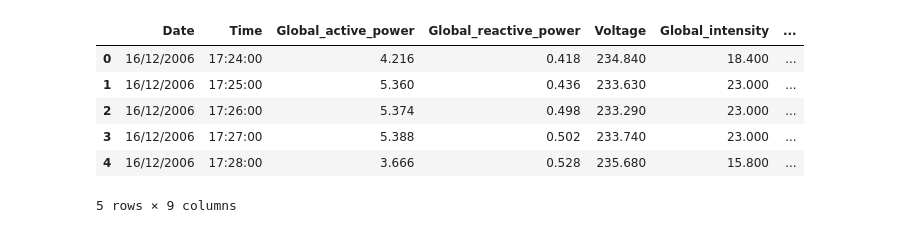
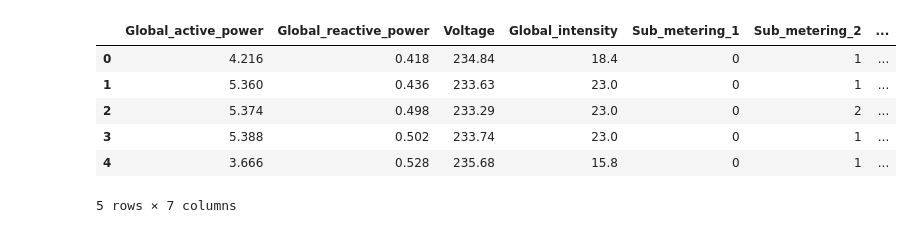
Before and after one commit to sarguido/k-means-clustering, a Jupyter notebook: k-means-clustering.ipynb, the cells around one changed output. Cells and saved outputs as stored; diff of their text form; code cells hidden in the pictures.

```diff
--- a/k-means-clustering.ipynb
+++ b/k-means-clustering.ipynb
@@ -1,13 +1,17 @@
-# %%
-import pandas as pd
-
-power = pd.read_csv('household_power_consumption.txt', delimiter=';')
-power.head()
-# %% [output]
-|  | Date | Time | Global_active_power | Global_reactive_power | Voltage | Global_intensity | ... |
-| 0 | 16/12/2006 | 17:24:00 | 4.216 | 0.418 | 234.840 | 18.400 | ... |
-| 1 | 16/12/2006 | 17:25:00 | 5.360 | 0.436 | 233.630 | 23.000 | ... |
-| 2 | 16/12/2006 | 17:26:00 | 5.374 | 0.498 | 233.290 | 23.000 | ... |
-| 3 | 16/12/2006 | 17:27:00 | 5.388 | 0.502 | 233.740 | 23.000 | ... |
-| 4 | 16/12/2006 | 17:28:00 | 3.666 | 0.528 | 235.680 | 15.800 | ... |
-5 rows × 9 columns
+# %%
+import pandas as pd
+from sklearn.cross_validation import train_test_split
+
+data = pd.read_csv('household_power_consumption.txt', delimiter=';')
+power_consumption = data.iloc[0:, 2:9].dropna()
+pc_toarray = power_consumption.values
+hpc_fit, hpc_fit1 = train_test_split(pc_toarray, train_size=.01)
+power_consumption.head()
+# %% [output]
+|  | Global_active_power | Global_reactive_power | Voltage | Global_intensity | Sub_metering_1 | Sub_metering_2 | ... |
+| 0 | 4.216 | 0.418 | 234.84 | 18.4 | 0 | 1 | ... |
+| 1 | 5.360 | 0.436 | 233.63 | 23.0 | 0 | 1 | ... |
+| 2 | 5.374 | 0.498 | 233.29 | 23.0 | 0 | 2 | ... |
+| 3 | 5.388 | 0.502 | 233.74 | 23.0 | 0 | 1 | ... |
+| 4 | 3.666 | 0.528 | 235.68 | 15.8 | 0 | 1 | ... |
+5 rows × 7 columns
```
Also changed, not shown: parts of 4 cells of this notebook, 1 other file.
